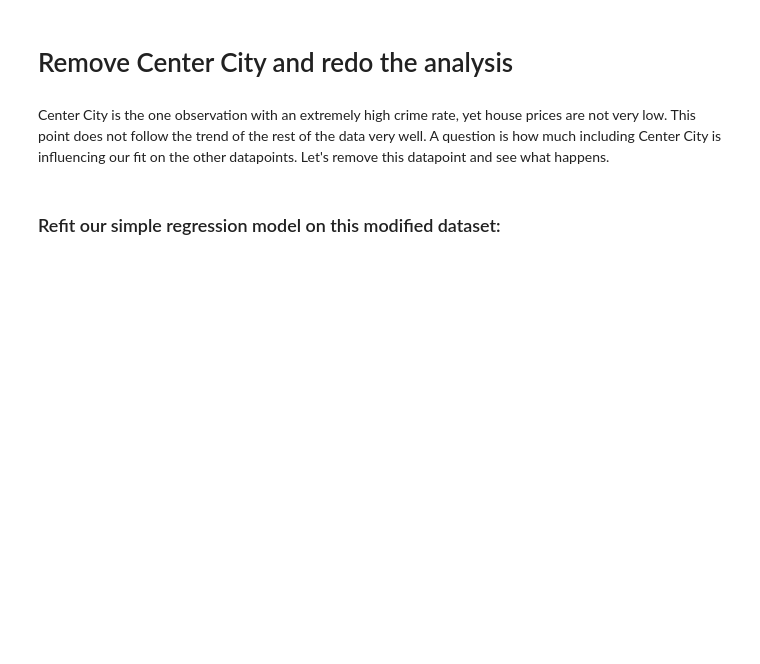
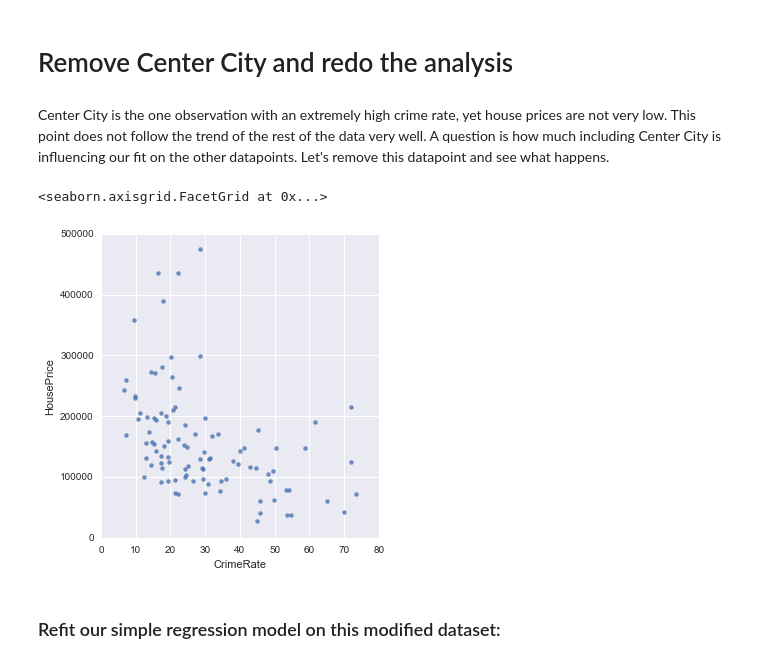
Before and after one commit to radumas/uw_machine_learning, a Jupyter notebook: course2_regression/week1/PhillyCrimeNB.ipynb, the cells around one changed output. Cells and saved outputs as stored; diff of their text form; code cells hidden in the pictures; blank space fills up the shorter version.

```diff
--- a/course2_regression/week1/PhillyCrimeNB.ipynb
+++ b/course2_regression/week1/PhillyCrimeNB.ipynb
@@ -74,2 +76,7 @@ sales_noCC.show(view="Scatter Plot", x="CrimeRate", y="HousePrice")
+# %%
+sns.lmplot("CrimeRate","HousePrice", data=sales_noCC[['HousePrice','CrimeRate']] ,fit_reg=False)
+# %% [output]
+<seaborn.axisgrid.FacetGrid at 0x...>
+[figure, added]
 # %% [markdown]
 ### Refit our simple regression model on this modified dataset:
```
Also changed, not shown: parts of 22 cells of this notebook.
